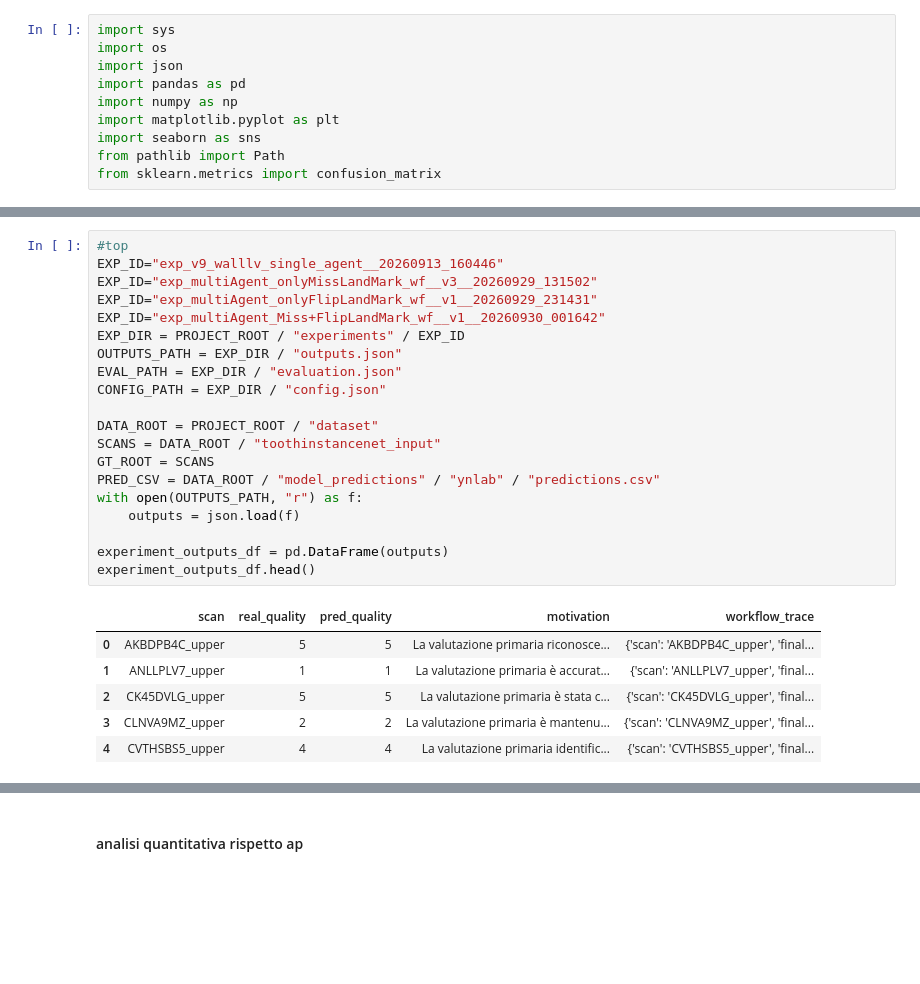
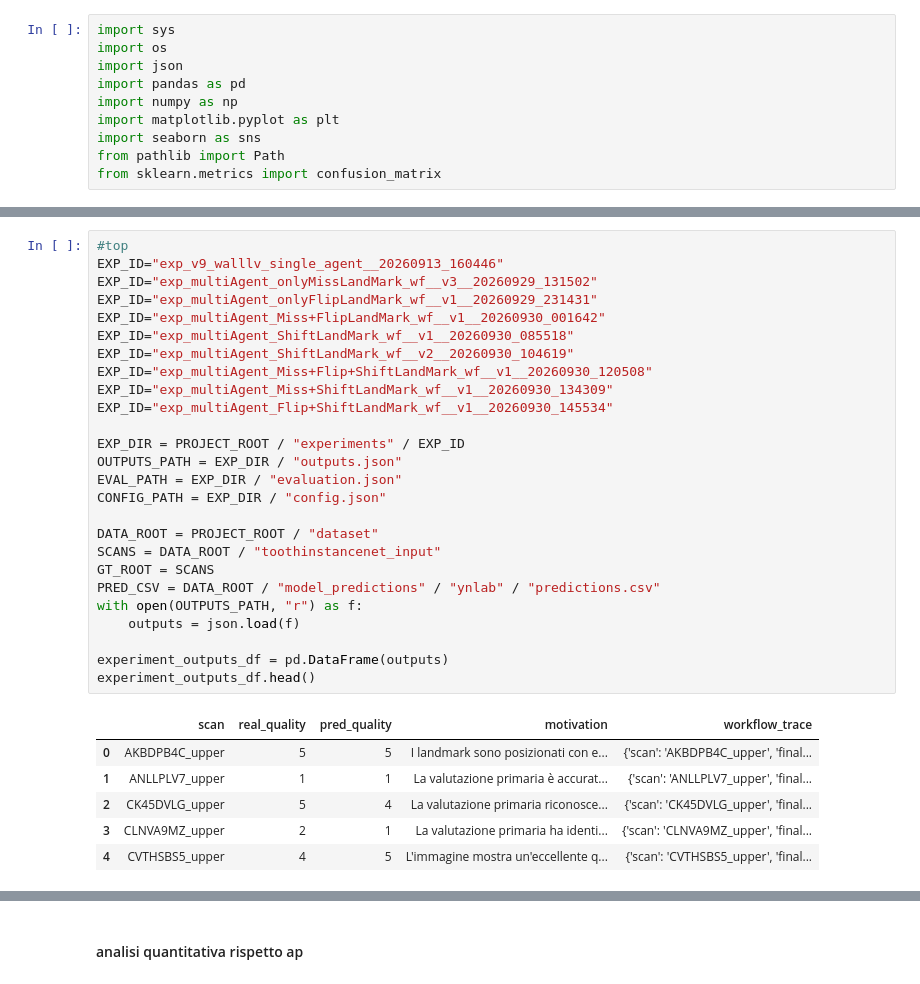
Before and after one commit to aleds96/multi_agent_evaluation_on_intraoral_3D_scans, a Jupyter notebook: notebook/single_agent_arc_eval__4.ipynb, the cells around one changed output, grey strips where cells are left out. Cells and saved outputs as stored; diff of their text form; blank space fills up the shorter version.

```diff
--- a/notebook/single_agent_arc_eval__4.ipynb
+++ b/notebook/single_agent_arc_eval__4.ipynb
@@ -23,30 +19,36 @@ CATEGORIES ==> ['Mesial', 'Distal', 'Cusp', 'InnerPoint', 'OuterPoint', 'FacialP
 # %%
 #top
 EXP_ID="exp_v9_walllv_single_agent__20260913_160446"
 EXP_ID="exp_multiAgent_onlyMissLandMark_wf__v3__20260929_131502"
 EXP_ID="exp_multiAgent_onlyFlipLandMark_wf__v1__20260929_231431"
 EXP_ID="exp_multiAgent_Miss+FlipLandMark_wf__v1__20260930_001642"
+EXP_ID="exp_multiAgent_ShiftLandMark_wf__v1__20260930_085518"
+EXP_ID="exp_multiAgent_ShiftLandMark_wf__v2__20260930_104619"
+EXP_ID="exp_multiAgent_Miss+Flip+ShiftLandMark_wf__v1__20260930_120508"
+EXP_ID="exp_multiAgent_Miss+ShiftLandMark_wf__v1__20260930_134309"
+EXP_ID="exp_multiAgent_Flip+ShiftLandMark_wf__v1__20260930_145534"
+
 EXP_DIR = PROJECT_ROOT / "experiments" / EXP_ID
 OUTPUTS_PATH = EXP_DIR / "outputs.json"
 EVAL_PATH = EXP_DIR / "evaluation.json"
 CONFIG_PATH = EXP_DIR / "config.json"
 
 DATA_ROOT = PROJECT_ROOT / "dataset"
 SCANS = DATA_ROOT / "toothinstancenet_input"
 GT_ROOT = SCANS
 PRED_CSV = DATA_ROOT / "model_predictions" / "ynlab" / "predictions.csv"
 with open(OUTPUTS_PATH, "r") as f:
     outputs = json.load(f)
 
 experiment_outputs_df = pd.DataFrame(outputs)
 experiment_outputs_df.head()
 # %% [output]
 |  | scan | real_quality | pred_quality | motivation | workflow_trace |
-| 0 | AKBDPB4C_upper | 5 | 5 | La valutazione primaria riconosce... | {'scan': 'AKBDPB4C_upper', 'final... |
+| 0 | AKBDPB4C_upper | 5 | 5 | I landmark sono posizionati con e... | {'scan': 'AKBDPB4C_upper', 'final... |
 | 1 | ANLLPLV7_upper | 1 | 1 | La valutazione primaria è accurat... | {'scan': 'ANLLPLV7_upper', 'final... |
-| 2 | CK45DVLG_upper | 5 | 5 | La valutazione primaria è stata c... | {'scan': 'CK45DVLG_upper', 'final... |
-| 3 | CLNVA9MZ_upper | 2 | 2 | La valutazione primaria è mantenu... | {'scan': 'CLNVA9MZ_upper', 'final... |
-| 4 | CVTHSBS5_upper | 4 | 4 | La valutazione primaria identific... | {'scan': 'CVTHSBS5_upper', 'final... |
+| 2 | CK45DVLG_upper | 5 | 4 | La valutazione primaria riconosce... | {'scan': 'CK45DVLG_upper', 'final... |
+| 3 | CLNVA9MZ_upper | 2 | 1 | La valutazione primaria ha identi... | {'scan': 'CLNVA9MZ_upper', 'final... |
+| 4 | CVTHSBS5_upper | 4 | 5 | L'immagine mostra un'eccellente q... | {'scan': 'CVTHSBS5_upper', 'final... |
 # %%
 
 y_true = experiment_outputs_df["real_quality"].astype(int)
```
Also changed, not shown: parts of 3 cells of this notebook, 23 other files.
